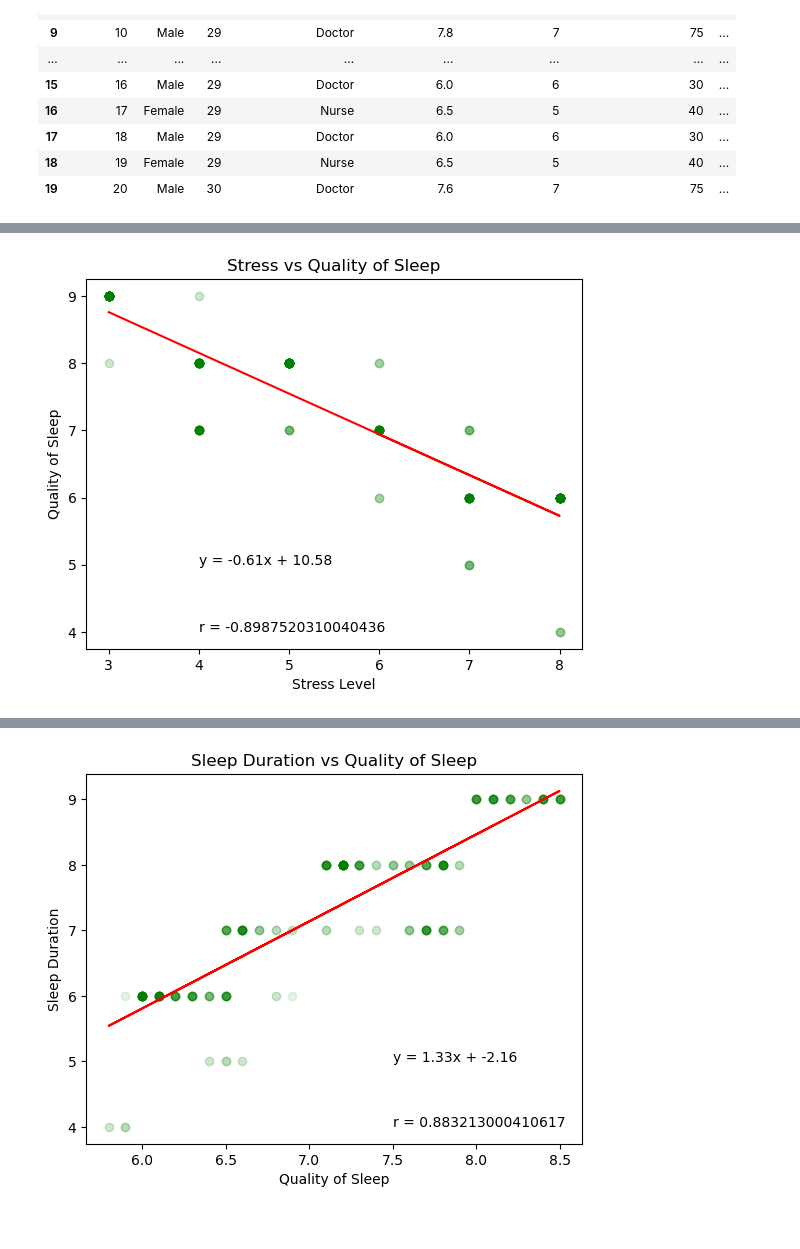
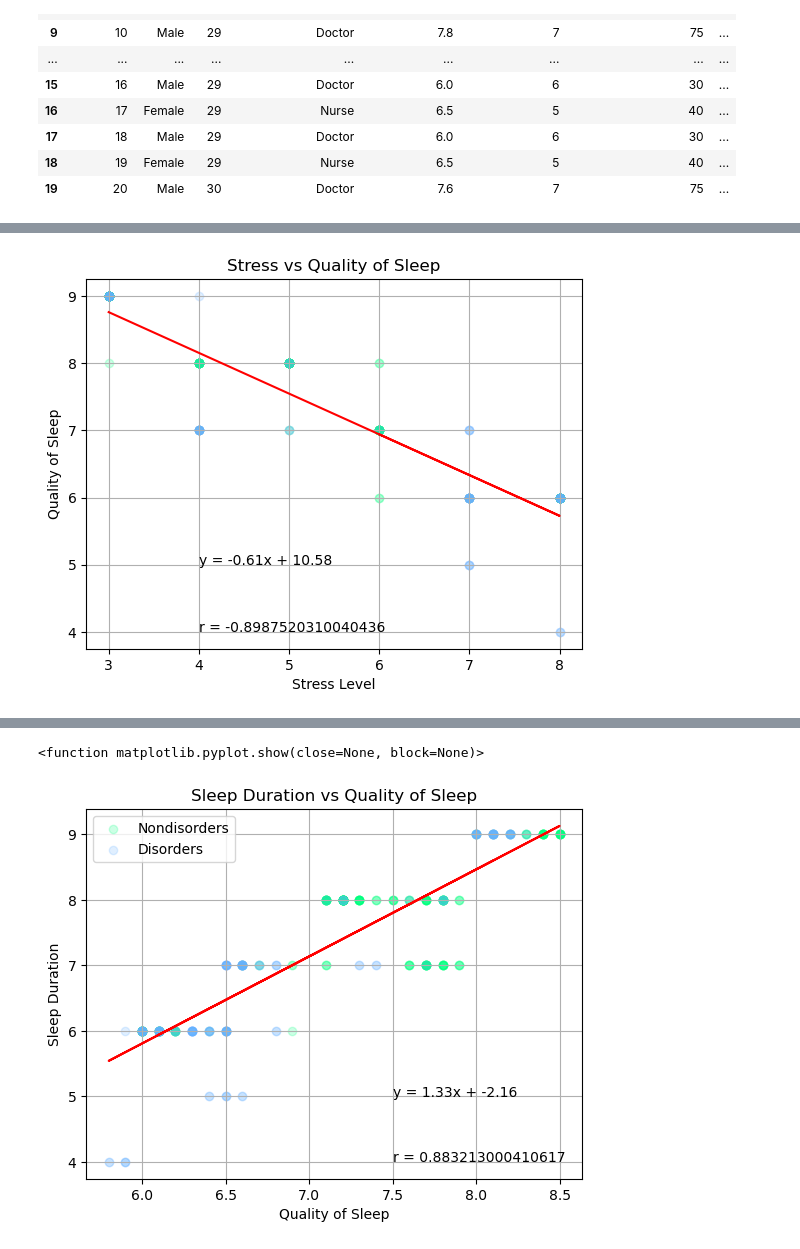
Before and after one commit to ThanhVo626/SleepHealth_EDA, a Jupyter notebook: TV_work.ipynb, the cells around one changed output, grey strips where cells are left out. Drawn from its saved outputs; the diff is of its cells as text; code cells hidden in the pictures.

```diff
--- a/TV_work.ipynb
+++ b/TV_work.ipynb
@@ -31,6 +33,9 @@ sleep_df.head(20)
 sleep_df['BMI Category'] = sleep_df['BMI Category'].replace({'Normal Weight':'Normal'})
 sleep2_df = sleep_df.loc[sleep_df['Sleep Disorder']!='Insomnia',:]
 sleep2_df = sleep2_df.loc[sleep2_df['Sleep Disorder']!='Sleep Apnea',:]
-sleep2_df.head(20)
+
+sleep3_df = sleep_df.loc[sleep_df['Sleep Disorder']=='Sleep Apnea',:]
+sleep4_df = sleep_df.loc[sleep_df['Sleep Disorder']=='Insomnia',:]
+sleep3_df.head(50)
 # %% [output]
 |  | Person ID | Gender | Age | Occupation | Sleep Duration | Quality of Sleep | Physical Activity Level | ... |
@@ -59,14 +60,30 @@ line_eq = "y = " + str(round(slope,2)) + "x + " + str(round(intercept,2))
 # %%
-plt.scatter(sleep_df['Stress Level'],sleep_df['Quality of Sleep'],alpha=.1,color="green")
+x = sleep_df['Stress Level']
+y = sleep_df['Quality of Sleep']
+(slope, intercept, rvalue, pvalue, stderr) = linregress(x,y)
+regress_values = x * slope + intercept
+line_eq = "y = " + str(round(slope,2)) + "x + " + str(round(intercept,2))
+# plt.scatter(sleep_df['Stress Level'],sleep_df['Quality of Sleep'],alpha=.1,color="green")
+plt.scatter(sleep2_df['Stress Level'],sleep2_df['Quality of Sleep'],alpha=.1,color="#00FF80")
+plt.scatter(sleep3_df['Stress Level'],sleep3_df['Quality of Sleep'],alpha=.1,color="#66B2FF")
+plt.scatter(sleep4_df['Stress Level'],sleep4_df['Quality of Sleep'],alpha=.1,color="#66B2FF")
 plt.plot(x,regress_values,"-r")
 plt.annotate(line_eq,(4,5))
 plt.annotate(f"r = {rvalue}",(4,4))
 plt.title("Stress vs Quality of Sleep")
 plt.ylabel("Quality of Sleep")
 plt.xlabel("Stress Level")
+plt.grid()
 plt.show()
+#We see a strong negative relationship between Stress and Quality of sleep.
+#As stress levels rise, quality of sleep decreases.
+#This is supported in our r value of -0.89
+#Due to the restraint of the data and how they sampled the data,
+# a lot of points are stacked on top of each other.
+#In order to work around this, I set the opacity level low so as
+#more data is stacked on top of each other, the darker the color.
 # %% [output]
-[figure, old version]
+[figure, new version]
 # %%
 
 MedSD = sleep_df['Sleep Duration'].median()
@@ -87,19 +104,31 @@ sleep_df.describe()
 # %%
 x = sleep_df['Sleep Duration']
 y = sleep_df['Quality of Sleep']
 (slope, intercept, rvalue, pvalue, stderr) = linregress(x,y)
 regress_values = x * slope + intercept
 line_eq = "y = " + str(round(slope,2)) + "x + " + str(round(intercept,2))
 
-Duration_Quality = sleep_df[['Sleep Duration','Quality of Sleep']]
-Duration_Quality = Duration_Quality.set_index("Sleep Duration")
-plt.scatter(sleep_df['Sleep Duration'],sleep_df['Quality of Sleep'],alpha=.1,color="green")
+# Duration_Quality = sleep_df[['Sleep Duration','Quality of Sleep']]
+# Duration_Quality = Duration_Quality.set_index("Sleep Duration")
+# plt.scatter(sleep_df['Sleep Duration'],sleep_df['Quality of Sleep'],alpha=.1,color="green")
+plt.scatter(sleep2_df['Sleep Duration'],sleep2_df['Quality of Sleep'],alpha=.2,color="#00FF80")
+plt.scatter(sleep3_df['Sleep Duration'],sleep3_df['Quality of Sleep'],alpha=.2,color="#66B2FF")
+plt.scatter(sleep4_df['Sleep Duration'],sleep4_df['Quality of Sleep'],alpha=.2,color="#66B2FF")
 plt.plot(x,regress_values,"-r")
 plt.annotate(line_eq,(7.5,5))
 plt.annotate(f"r = {rvalue}",(7.5,4))
+plt.legend(["Nondisorders","Disorders"])
 plt.title("Sleep Duration vs Quality of Sleep")
 plt.ylabel("Sleep Duration")
 plt.xlabel("Quality of Sleep")
-plt.show(
+plt.grid()
+plt.show
+#Duration of sleep has a strong positive relationship with Quality of sleep.
+#This is support with the linear regrssion line being at r=0.88
+#The graph is also seperated by people with and without sleep disorders.
+# We can see that the majority of people with sleeping disorders have low amounts of sleep and bad quality of sleep.
+#However there are a few people with sleeping disorders that have really high sleeping durations with great quality
+#Majority of nondisorders have a stardard of 7-8 sleep with a 7.5-8 Quality.
 # %% [output]
+<function matplotlib.pyplot.show(close=None, block=None)>
-[figure, old version]
+[figure, new version]
```
Also changed, not shown: parts of 8 cells of this notebook.
